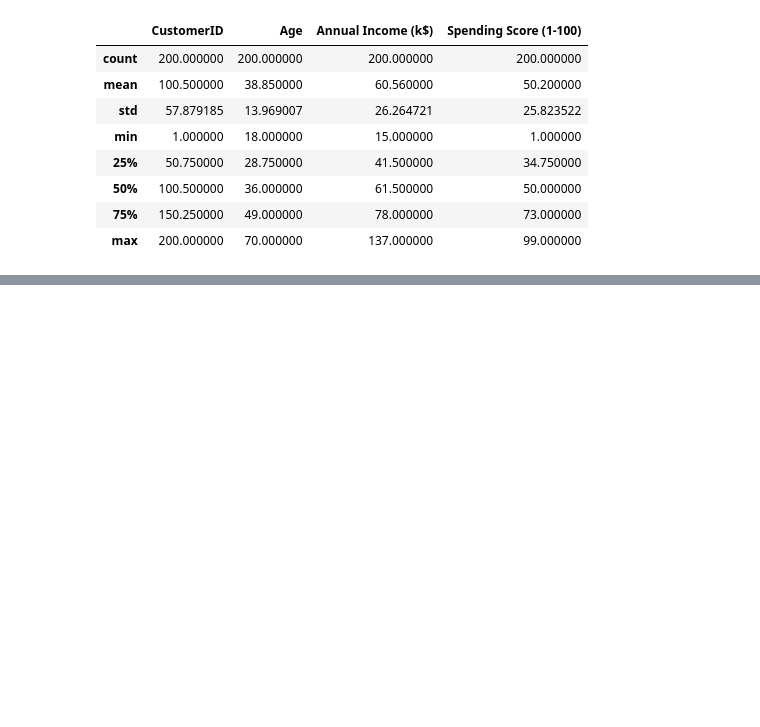
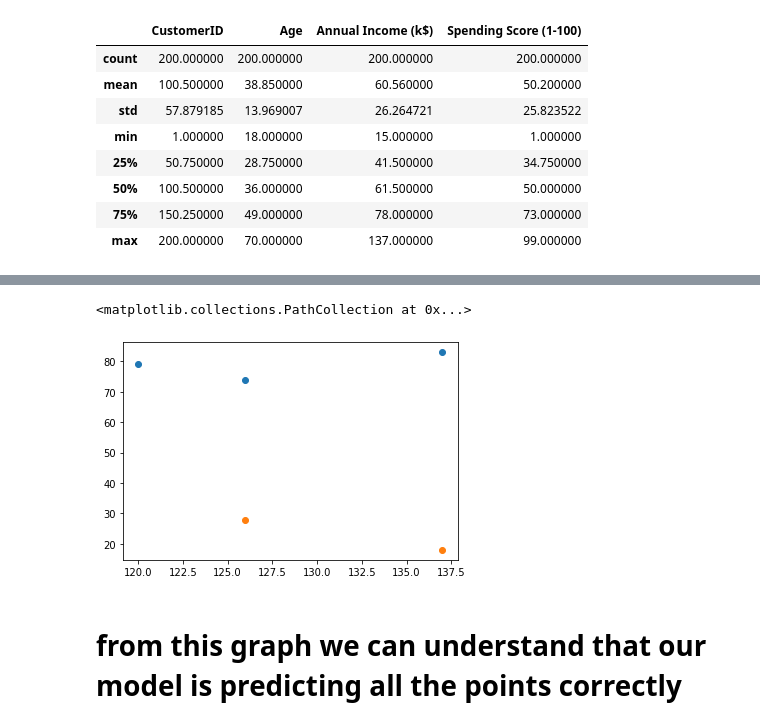
Before and after one commit to Pritush09/Customer-Segmentation-Project, a Jupyter notebook: Basic Customer segmentation Project .ipynb, the cells around one changed output, grey strips where cells are left out. Cells and saved outputs as stored; diff of their text form; code cells hidden in the pictures; blank space fills up the shorter version.

```diff
--- a/Basic Customer segmentation Project .ipynb
+++ b/Basic Customer segmentation Project .ipynb
@@ -61,0 +194,10 @@ df.describe()
+# %%
+y_pred = km.predict(test)
+# %%
+plt.scatter(test[y_pred==1,0],test[y_pred==1,1])
+plt.scatter(test[y_pred==2,0],test[y_pred==2,1])
+# %% [output]
+<matplotlib.collections.PathCollection at 0x...>
+[figure, added]
+# %% [markdown]
+# from this graph we can understand that our model is predicting all the points correctly
```
Also changed, not shown: parts of 33 cells of this notebook.
